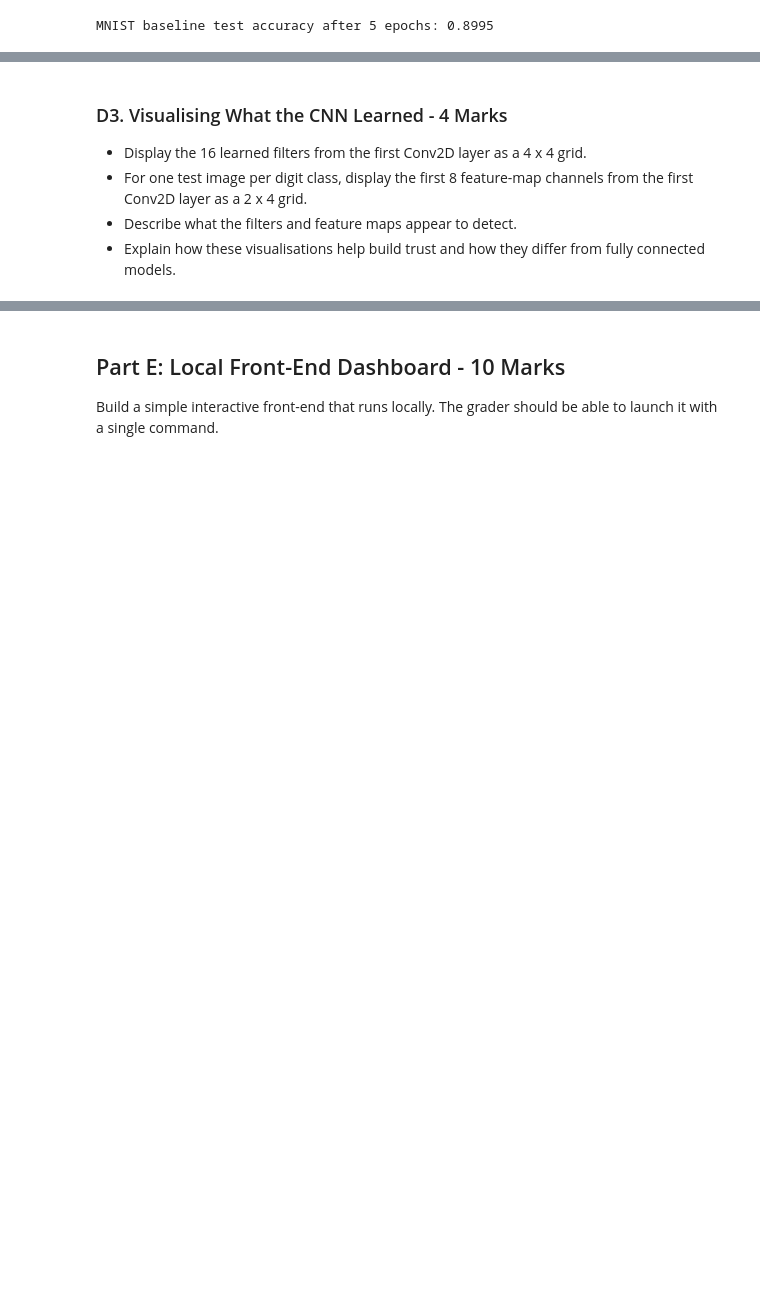
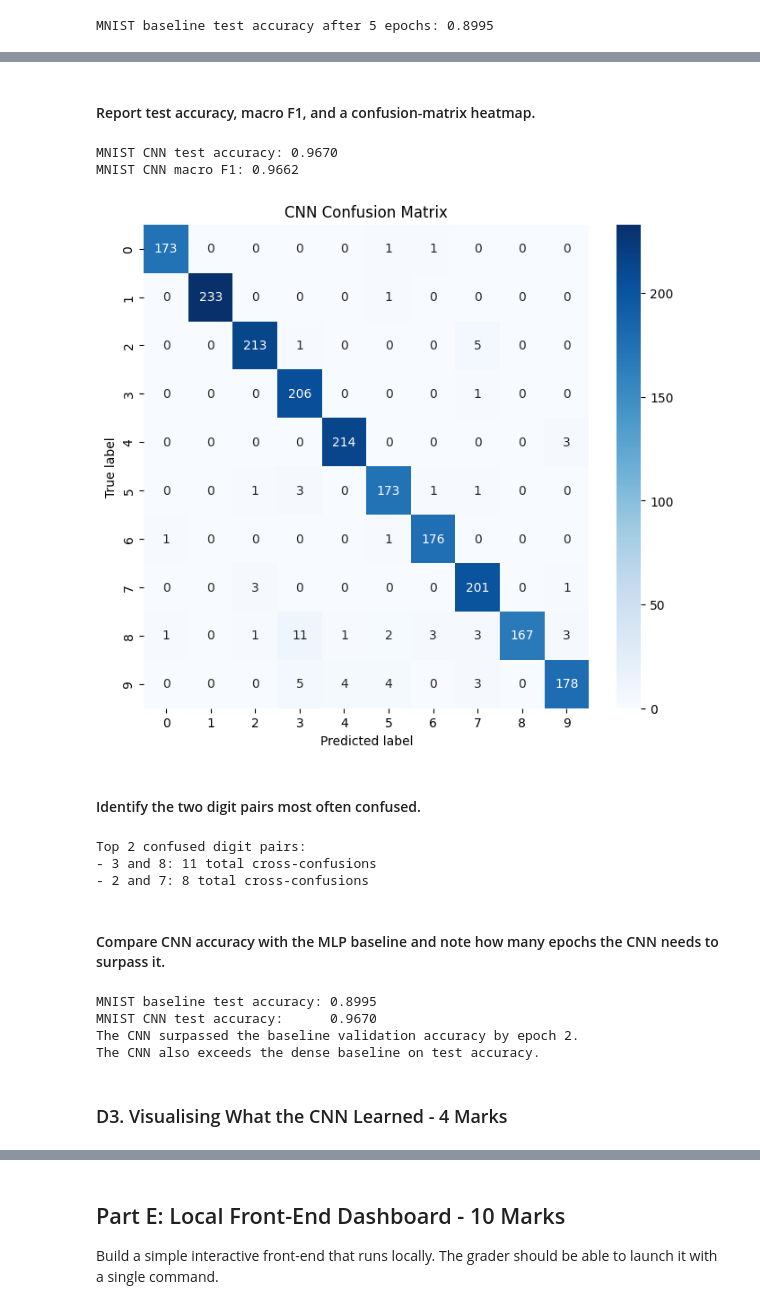
Before and after one commit to fatima-1206/DM-Heart-Disease-Prediction-System, a Jupyter notebook: notebooks/i232616_DM_ASST04.ipynb, the cells around one changed output, grey strips where cells are left out. Saved outputs shown, nothing was run; the diff lists cells and outputs as text; code cells hidden in the pictures; blank space fills up the shorter version.

```diff
--- a/notebooks/i232616_DM_ASST04.ipynb
+++ b/notebooks/i232616_DM_ASST04.ipynb
@@ -2122,8 +2223,71 @@ Also:
+# %% [markdown]
+#### Report test accuracy, macro F1, and a confusion-matrix heatmap.
+# %%
+mnist_cnn_test_loss, mnist_cnn_test_acc = mnist_cnn_model.evaluate(mnist_X_test, mnist_y_test_cat, verbose=0)
+mnist_cnn_test_proba = mnist_cnn_model.predict(mnist_X_test, verbose=0)
+mnist_cnn_test_pred = np.argmax(mnist_cnn_test_proba, axis=1)
+mnist_cnn_macro_f1 = f1_score(mnist_y_test, mnist_cnn_test_pred, average='macro')
+
+print(f'MNIST CNN test accuracy: {mnist_cnn_test_acc:.4f}')
+print(f'MNIST CNN macro F1: {mnist_cnn_macro_f1:.4f}')
+
+mnist_cnn_cm = confusion_matrix(mnist_y_test, mnist_cnn_test_pred)
+plt.figure(figsize=(8, 7))
+sns.heatmap(mnist_cnn_cm, annot=True, fmt='d', cmap='Blues')
+plt.xlabel('Predicted label')
+plt.ylabel('True label')
+plt.title('CNN Confusion Matrix')
+plt.show()
+# %% [output]
+MNIST CNN test accuracy: 0.9670
+MNIST CNN macro F1: 0.9662
+[figure, added]
+# %% [markdown]
+#### Identify the two digit pairs most often confused.
+# %%
+confusion_pairs = []
+for true_digit in range(10):
+    for pred_digit in range(true_digit + 1, 10):
+        pair_error = mnist_cnn_cm[true_digit, pred_digit] + mnist_cnn_cm[pred_digit, true_digit]
+        if pair_error > 0:
+            confusion_pairs.append(((true_digit, pred_digit), pair_error))
+
+confusion_pairs = sorted(confusion_pairs, key=lambda item: item[1], reverse=True)
+top_2_confused_pairs = confusion_pairs[:2]
+
+print('Top 2 confused digit pairs:')
+for (digit_a, digit_b), count in top_2_confused_pairs:
+    print(f'- {digit_a} and {digit_b}: {count} total cross-confusions')
+# %% [output]
+Top 2 confused digit pairs:
+- 3 and 8: 11 total cross-confusions
+- 2 and 7: 8 total cross-confusions
+# %% [markdown]
+#### Compare CNN accuracy with the MLP baseline and note how many epochs the CNN needs to surpass it.
+# %%
+cnn_surpass_epoch = next(
+    (epoch_index + 1 for epoch_index, accuracy_value in enumerate(mnist_cnn_history.history['val_accuracy'])
+     if accuracy_value >= mnist_baseline_test_acc),
+    None,
+)
+
+print(f'MNIST baseline test accuracy: {mnist_baseline_test_acc:.4f}')
+print(f'MNIST CNN test accuracy:      {mnist_cnn_test_acc:.4f}')
+
+if cnn_surpass_epoch is None:
+    print('The CNN did not surpass the baseline validation accuracy within the trained epochs.')
+else:
+    print(f'The CNN surpassed the baseline validation accuracy by epoch {cnn_surpass_epoch}.')
+
+if mnist_cnn_test_acc > mnist_baseline_test_acc:
+    print('The CNN also exceeds the dense baseline on test accuracy.')
+else:
+    print('The dense baseline remains ahead on test accuracy after the current CNN run.')
+# %% [output]
+MNIST baseline test accuracy: 0.8995
+MNIST CNN test accuracy:      0.9670
+The CNN surpassed the baseline validation accuracy by epoch 2.
+The CNN also exceeds the dense baseline on test accuracy.
 # %% [markdown]
 
 ### D3. Visualising What the CNN Learned - 4 Marks
-
-- Display the 16 learned filters from the first Conv2D layer as a 4 x 4 grid.
-- For one test image per digit class, display the first 8 feature-map channels from the first Conv2D layer as a 2 x 4 grid.
-- Describe what the filters and feature maps appear to detect.
-- Explain how these visualisations help build trust and how they differ from fully connected models.
```
Also changed, not shown: parts of 12 cells of this notebook.
